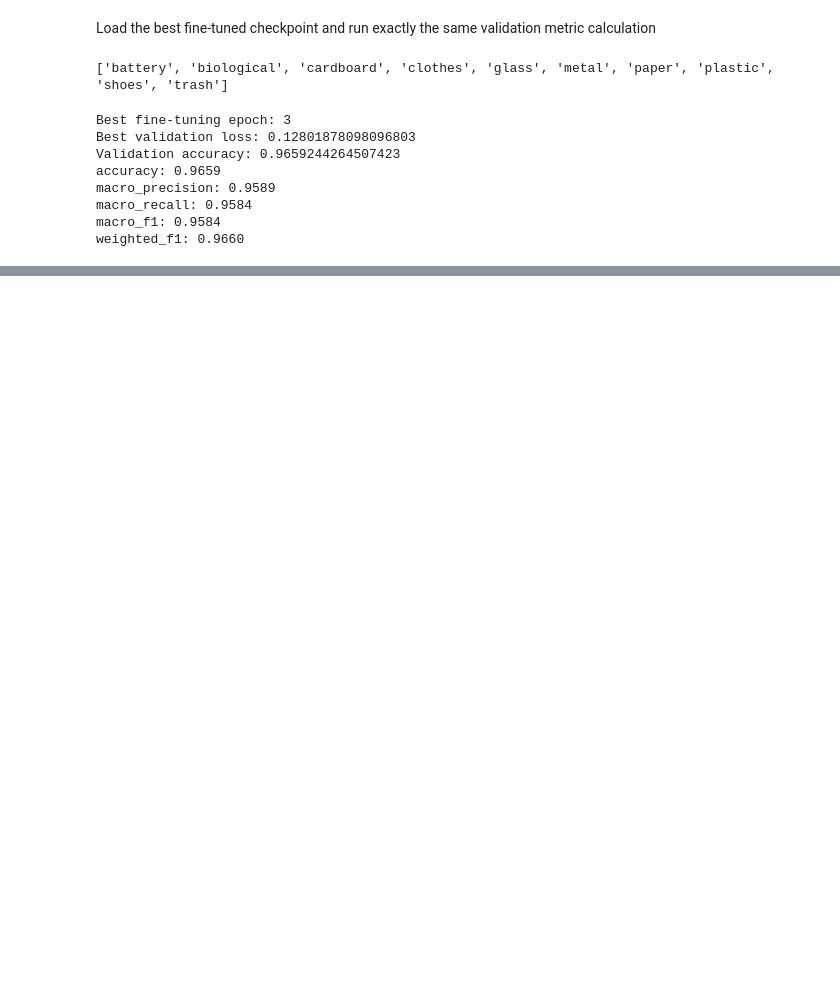
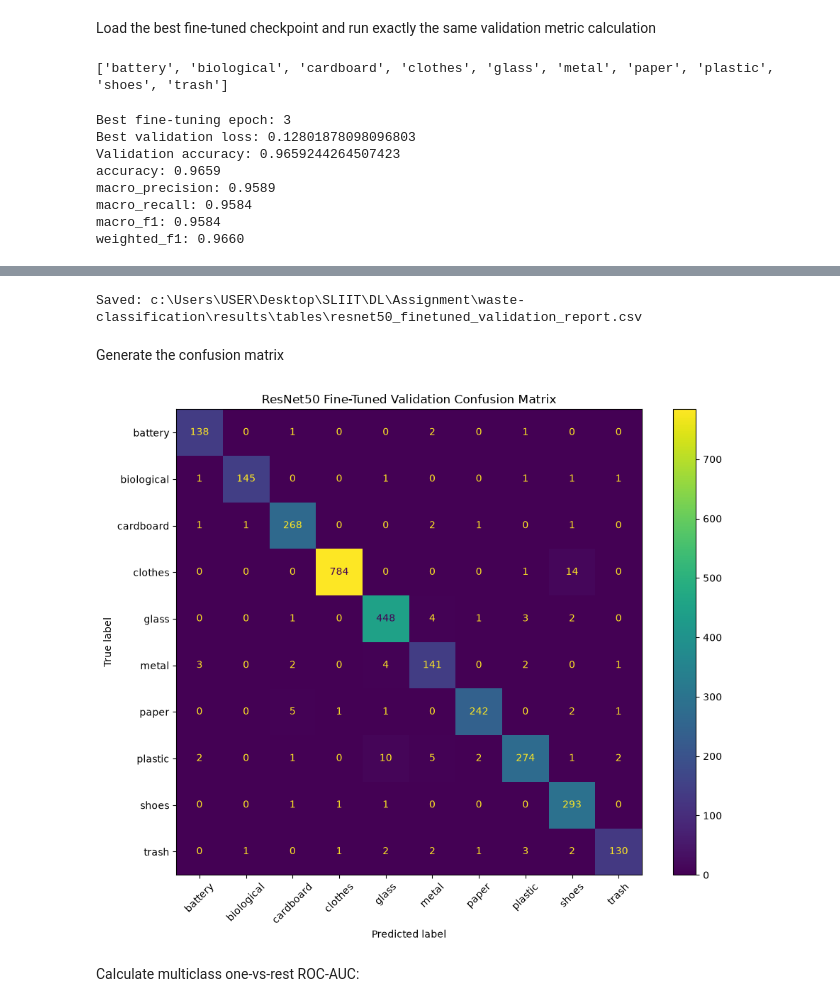
Before and after one commit to Master-GB/waste-classification, a Jupyter notebook: notebooks/06_resnet50_finetuning.ipynb, the cells around one changed output, grey strips where cells are left out. Cells and saved outputs as stored; diff of their text form; code cells hidden in the pictures; blank space fills up the shorter version.

Commit message:
exp: Finalize ResNet50 fine-tuning validation analysis

```diff
--- a/notebooks/06_resnet50_finetuning.ipynb
+++ b/notebooks/06_resnet50_finetuning.ipynb
@@ -242,0 +270,49 @@ weighted_f1: 0.9660
+# %%
+report_path = (
+    PROJECT_ROOT
+    / "results"
+    / "tables"
+    / "resnet50_finetuned_validation_report.csv"
+)
+
+report_path.parent.mkdir(
+    parents=True,
+    exist_ok=True,
+)
+
+report_df.to_csv(report_path)
+
+print("Saved:", report_path)
+# %% [output]
+Saved: c:\Users\USER\Desktop\SLIIT\DL\Assignment\waste-classification\results\tables\resnet50_finetuned_validation_report.csv
+# %% [markdown]
+Generate the confusion matrix
+# %%
+import matplotlib.pyplot as plt
+from sklearn.metrics import ConfusionMatrixDisplay
+
+fig, ax = plt.subplots(
+    figsize=(10, 8)
+)
+
+display_cm = ConfusionMatrixDisplay(
+    confusion_matrix=matrix,
+    display_labels=class_names,
+)
+
+display_cm.plot(
+    ax=ax,
+    xticks_rotation=45,
+    values_format="d",
+)
+
+plt.title(
+    "ResNet50 Fine-Tuned Validation Confusion Matrix"
+)
+
+plt.tight_layout()
+plt.show()
+# %% [output]
+[figure, added]
+# %% [markdown]
+Calculate multiclass one-vs-rest ROC-AUC:
```
Also changed, not shown: parts of 7 cells of this notebook, 2 other files.
